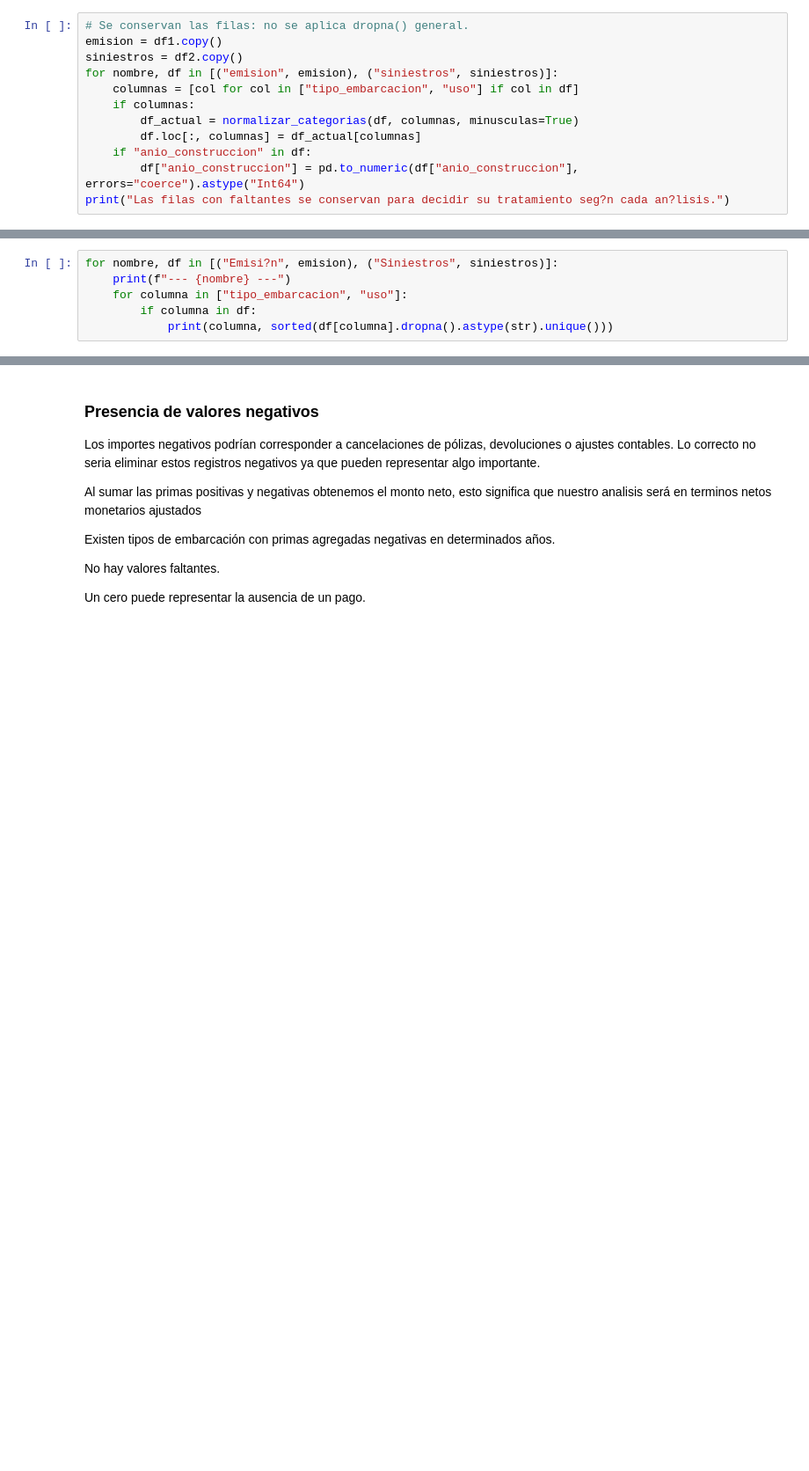
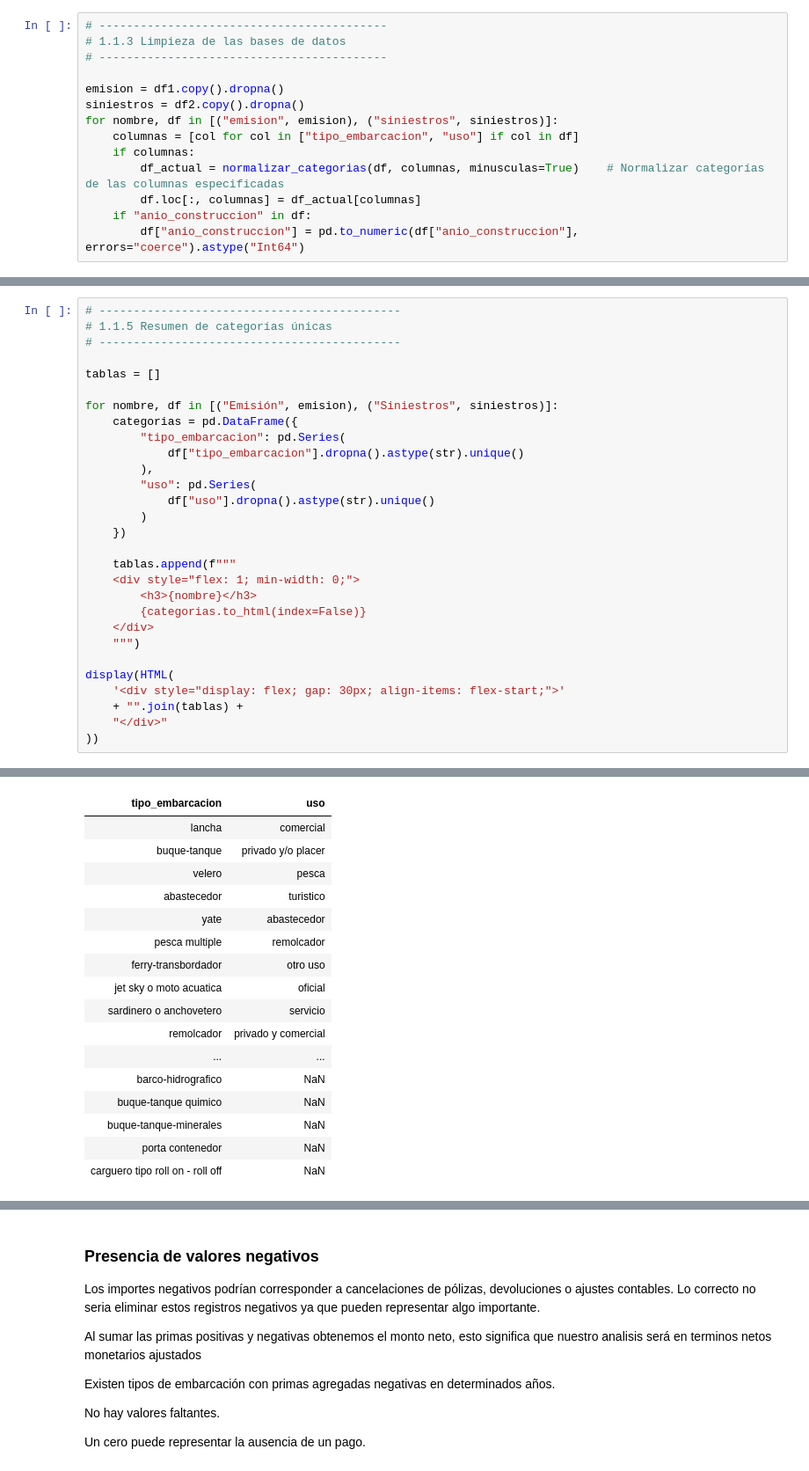
Before and after one commit to estebanto7/Repositorio_Reservas_Maritimas_Plantilla, a Jupyter notebook: notebooks/00_revision_datos.ipynb, the cells around one changed output, grey strips where cells are left out. Shown at 88% size. Cells and saved outputs as stored; diff of their text form; blank space fills up the shorter version.

```diff
--- a/notebooks/00_revision_datos.ipynb
+++ b/notebooks/00_revision_datos.ipynb
@@ -43,13 +111,15 @@ display(HTML('<div style="display:flex; gap:30px; align-items:flex-start;">' + '
 # %%
-# Se conservan las filas: no se aplica dropna() general.
-emision = df1.copy()
-siniestros = df2.copy()
+# ------------------------------------------
+# 1.1.3 Limpieza de las bases de datos
+# ------------------------------------------
+
+emision = df1.copy().dropna()
+siniestros = df2.copy().dropna()
 for nombre, df in [("emision", emision), ("siniestros", siniestros)]:
     columnas = [col for col in ["tipo_embarcacion", "uso"] if col in df]
     if columnas:
-        df_actual = normalizar_categorias(df, columnas, minusculas=True)
+        df_actual = normalizar_categorias(df, columnas, minusculas=True)    # Normalizar categorías de las columnas especificadas
         df.loc[:, columnas] = df_actual[columnas]
     if "anio_construccion" in df:
         df["anio_construccion"] = pd.to_numeric(df["anio_construccion"], errors="coerce").astype("Int64")
-print("Las filas con faltantes se conservan para decidir su tratamiento seg?n cada an?lisis.")
 # %%
@@ -60,6 +169,30 @@ for nombre, df in [("Emisi?n", emision), ("Siniestros", siniestros)]:
 # %%
-for nombre, df in [("Emisi?n", emision), ("Siniestros", siniestros)]:
-    print(f"--- {nombre} ---")
-    for columna in ["tipo_embarcacion", "uso"]:
-        if columna in df:
-            print(columna, sorted(df[columna].dropna().astype(str).unique()))
+# --------------------------------------------
+# 1.1.5 Resumen de categorías únicas
+# --------------------------------------------
+
+tablas = []
+
+for nombre, df in [("Emisión", emision), ("Siniestros", siniestros)]:
+    categorias = pd.DataFrame({
+        "tipo_embarcacion": pd.Series(
+            df["tipo_embarcacion"].dropna().astype(str).unique()
+        ),
+        "uso": pd.Series(
+            df["uso"].dropna().astype(str).unique()
+        )
+    })
+
+    tablas.append(f"""
+    <div style="flex: 1; min-width: 0;">
+        <h3>{nombre}</h3>
+        {categorias.to_html(index=False)}
+    </div>
+    """)
+
+display(HTML(
+    '<div style="display: flex; gap: 30px; align-items: flex-start;">'
+    + "".join(tablas) +
+    "</div>"
+))
+# %% [output]
@@ -65,0 +200,17 @@ for nombre, df in [("Emisi?n", emision), ("Siniestros", siniestros)]:
+| tipo_embarcacion | uso |
+| lancha | comercial |
+| buque-tanque | privado y/o placer |
+| velero | pesca |
+| abastecedor | turistico |
+| yate | abastecedor |
+| pesca multiple | remolcador |
+| ferry-transbordador | otro uso |
+| jet sky o moto acuatica | oficial |
+| sardinero o anchovetero | servicio |
+| remolcador | privado y comercial |
+| ... | ... |
+| barco-hidrografico | NaN |
+| buque-tanque quimico | NaN |
+| buque-tanque-minerales | NaN |
+| porta contenedor | NaN |
+| carguero tipo roll on - roll off | NaN |
```
Also changed, not shown: parts of 9 cells of this notebook, 11 other files.
